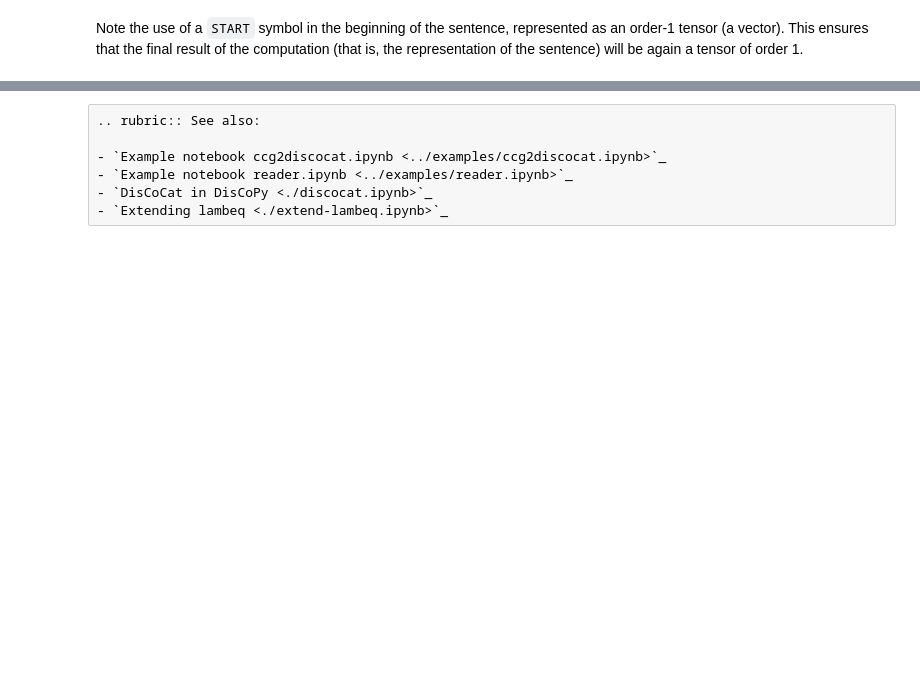
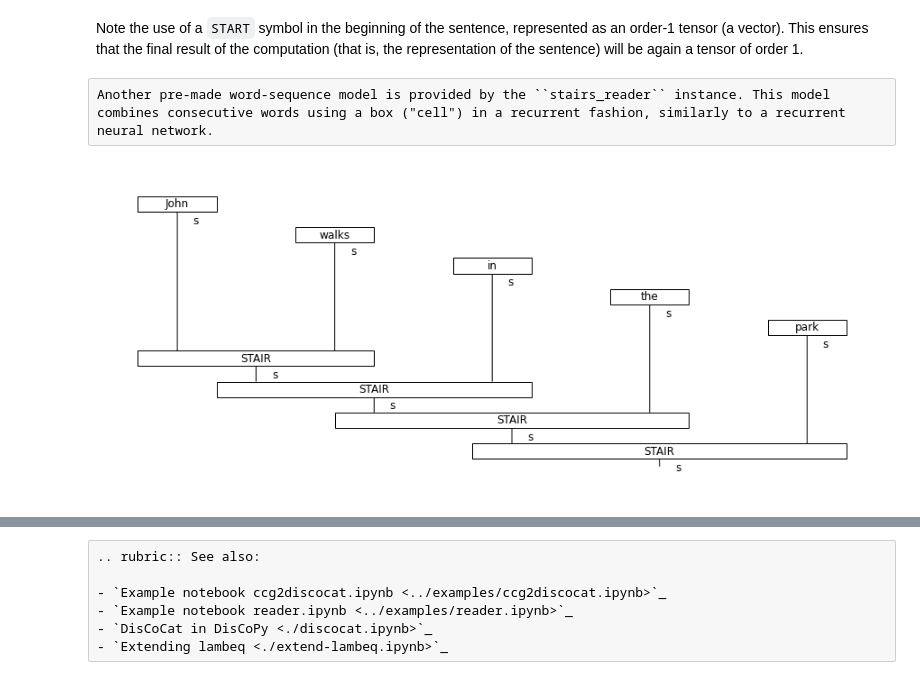
Before and after one commit to blakewilsonquantinuum/lambeq-public, a Jupyter notebook: docs/tutorials/sentence-input.ipynb, the cells around one changed output, grey strips where cells are left out. Cells and saved outputs as stored; diff of their text form; code cells hidden in the pictures; blank space fills up the shorter version.

```diff
--- a/docs/tutorials/sentence-input.ipynb
+++ b/docs/tutorials/sentence-input.ipynb
@@ -63,3 +65,12 @@ grammar.draw(cups_diagram, figsize=(12,3), fontsize=12)
 [figure]
 # %% [markdown]
 Note the use of a `START` symbol in the beginning of the sentence, represented as an order-1 tensor (a vector). This ensures that the final result of the computation (that is, the representation of the sentence) will be again a tensor of order 1.
+# %% [raw]
+Another pre-made word-sequence model is provided by the ``stairs_reader`` instance. This model combines consecutive words using a box ("cell") in a recurrent fashion, similarly to a recurrent neural network.
+# %%
+from lambeq import stairs_reader
+
+stairs_diagram = stairs_reader.sentence2diagram(sentence)
+stairs_diagram.draw(figsize=(12,5), fontsize=12)
+# %% [output]
+[figure, added]
```
Also changed, not shown: parts of 13 cells of this notebook, 30 other files.
